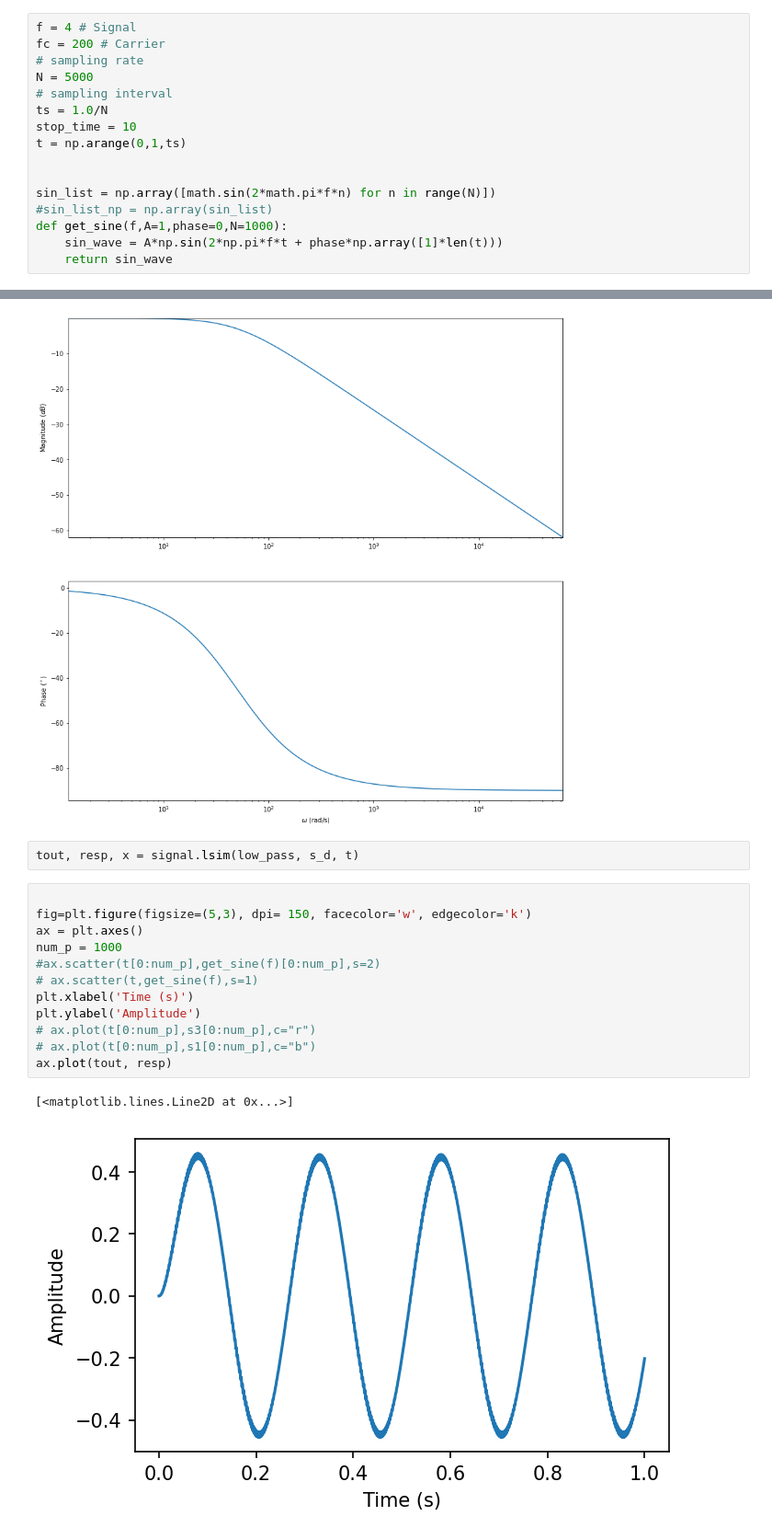
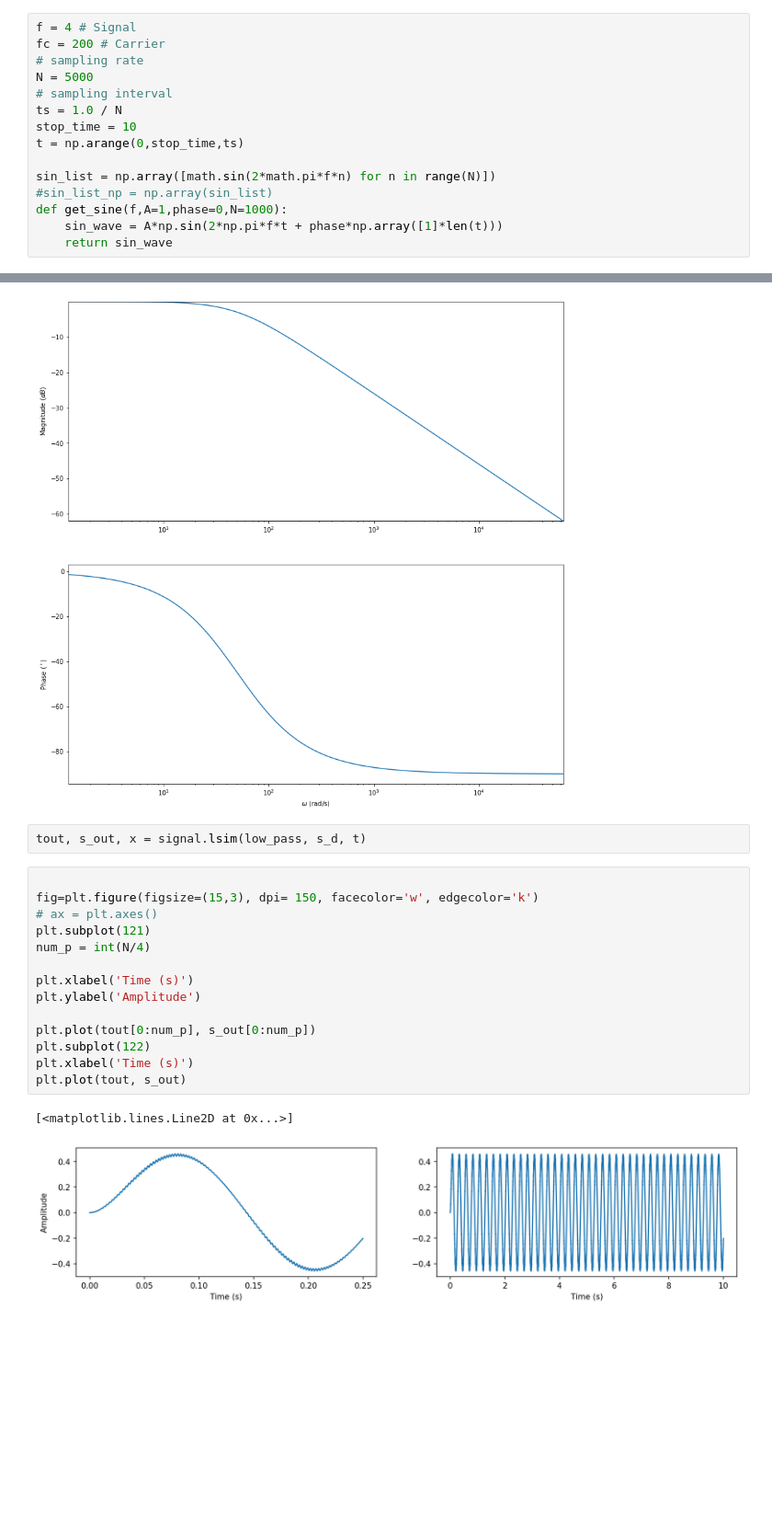
Before and after one commit to mikprin/signals_notebook, a Jupyter notebook: wave_modulation/wave_modulation.ipynb, the cells around one changed output, grey strips where cells are left out. Shown at 92% size. Cells and saved outputs as stored; diff of their text form; blank space fills up the shorter version.

```diff
--- a/wave_modulation/wave_modulation.ipynb
+++ b/wave_modulation/wave_modulation.ipynb
@@ -10,10 +25,9 @@ fc = 200 # Carrier
 # sampling rate
 N = 5000
 # sampling interval
-ts = 1.0/N
+ts = 1.0 / N
 stop_time = 10
-t = np.arange(0,1,ts)
-
+t = np.arange(0,stop_time,ts)
 
 sin_list = np.array([math.sin(2*math.pi*f*n) for n in range(N)])
 #sin_list_np = np.array(sin_list)
@@ -195,19 +225,21 @@ plt.show()
 # %% [output]
 [figure]
 # %%
-tout, resp, x = signal.lsim(low_pass, s_d, t)
+tout, s_out, x = signal.lsim(low_pass, s_d, t)
 # %%
 
-fig=plt.figure(figsize=(5,3), dpi= 150, facecolor='w', edgecolor='k')
-ax = plt.axes()
-num_p = 1000
-#ax.scatter(t[0:num_p],get_sine(f)[0:num_p],s=2)
-# ax.scatter(t,get_sine(f),s=1)
+fig=plt.figure(figsize=(15,3), dpi= 150, facecolor='w', edgecolor='k')
+# ax = plt.axes()
+plt.subplot(121)
+num_p = int(N/4)
+
 plt.xlabel('Time (s)')
 plt.ylabel('Amplitude')
-# ax.plot(t[0:num_p],s3[0:num_p],c="r")
-# ax.plot(t[0:num_p],s1[0:num_p],c="b")
-ax.plot(tout, resp)
+
+plt.plot(tout[0:num_p], s_out[0:num_p])
+plt.subplot(122)
+plt.xlabel('Time (s)')
+plt.plot(tout, s_out)
 # %% [output]
 [<matplotlib.lines.Line2D at 0x...>]
-[figure, old version]
+[figure, new version]
```
Also changed, not shown: parts of 15 cells of this notebook.
